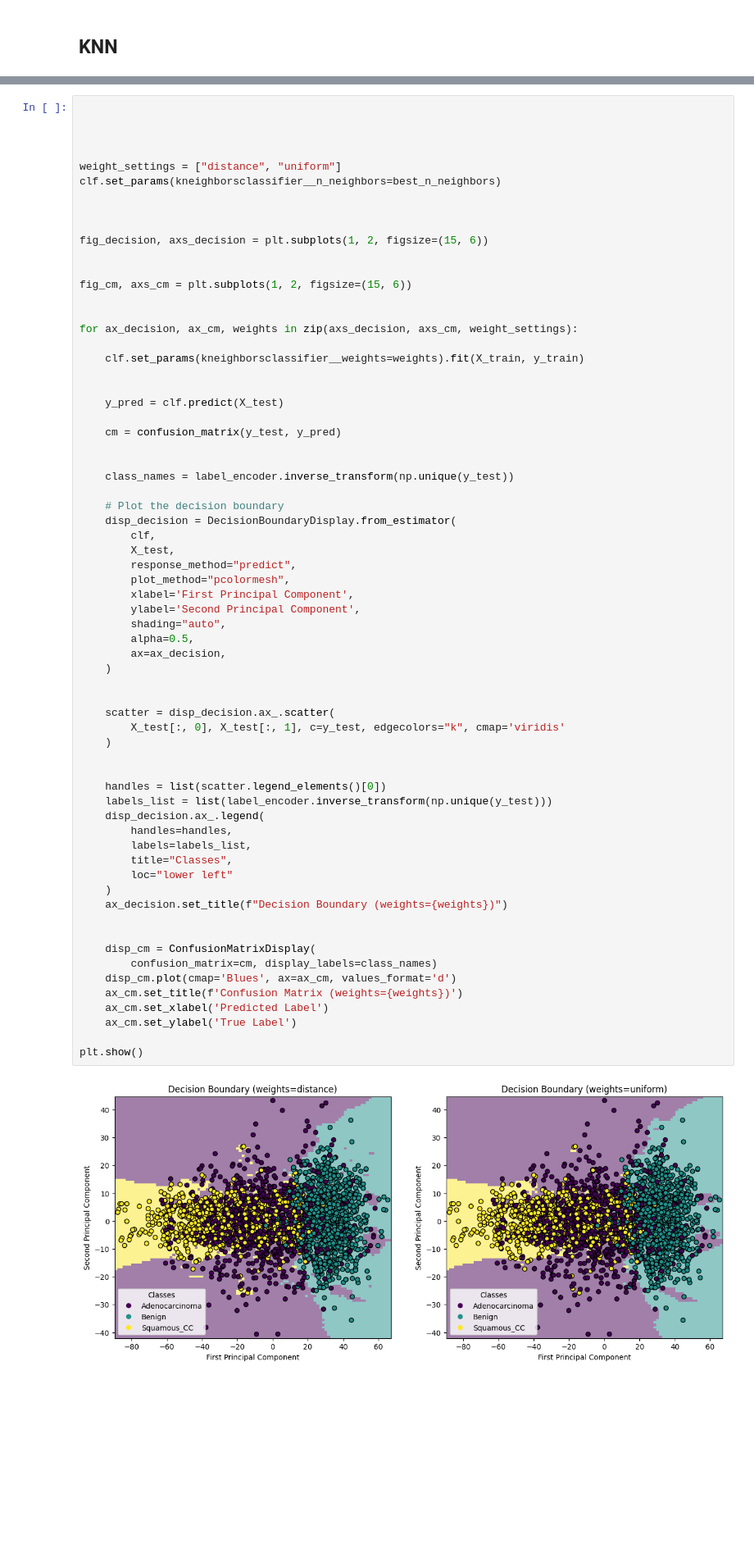
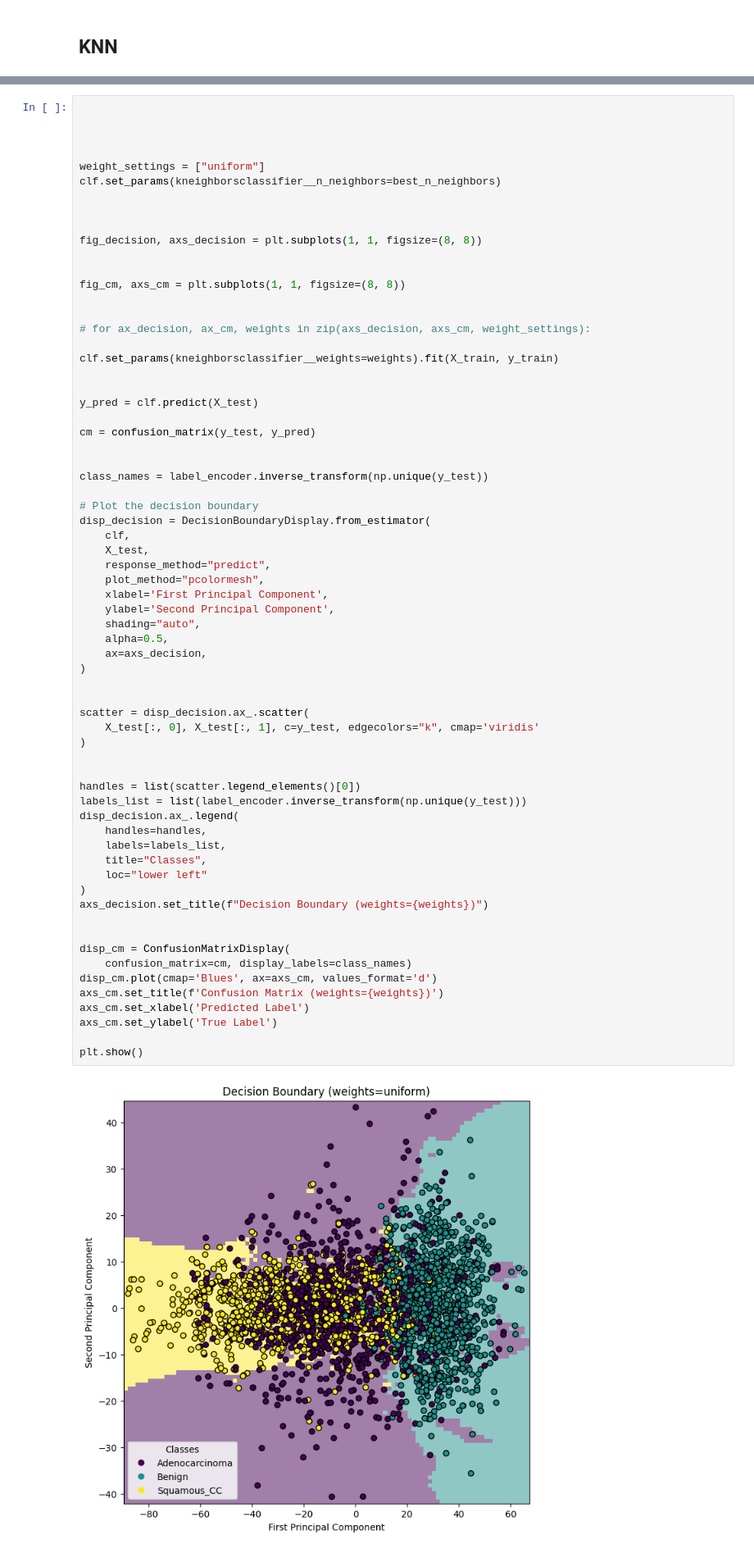
Before and after one commit to henriquem27/csp571_Project, a Jupyter notebook: project_lung_cancer.ipynb, the cells around one changed output, grey strips where cells are left out. Shown at 82% size. Cells and saved outputs as stored; diff of their text form; blank space fills up the shorter version.

```diff
--- a/project_lung_cancer.ipynb
+++ b/project_lung_cancer.ipynb
@@ -481,68 +481,68 @@ Optimal number of neighbors: 9, with Validation Accuracy: 0.7190000
 # %%
 
 
 
 
-weight_settings = ["distance", "uniform"]
+weight_settings = ["uniform"]
 clf.set_params(kneighborsclassifier__n_neighbors=best_n_neighbors)
 
 
 
-fig_decision, axs_decision = plt.subplots(1, 2, figsize=(15, 6))
+fig_decision, axs_decision = plt.subplots(1, 1, figsize=(8, 8))
 
 
-fig_cm, axs_cm = plt.subplots(1, 2, figsize=(15, 6))
+fig_cm, axs_cm = plt.subplots(1, 1, figsize=(8, 8))
 
 
-for ax_decision, ax_cm, weights in zip(axs_decision, axs_cm, weight_settings):
+# for ax_decision, ax_cm, weights in zip(axs_decision, axs_cm, weight_settings):
 
-    clf.set_params(kneighborsclassifier__weights=weights).fit(X_train, y_train)
+clf.set_params(kneighborsclassifier__weights=weights).fit(X_train, y_train)
 
 
-    y_pred = clf.predict(X_test)
+y_pred = clf.predict(X_test)
 
-    cm = confusion_matrix(y_test, y_pred)
+cm = confusion_matrix(y_test, y_pred)
 
 
-    class_names = label_encoder.inverse_transform(np.unique(y_test))
+class_names = label_encoder.inverse_transform(np.unique(y_test))
 
-    # Plot the decision boundary
-    disp_decision = DecisionBoundaryDisplay.from_estimator(
-        clf,
-        X_test,
-        response_method="predict",
-        plot_method="pcolormesh",
-        xlabel='First Principal Component',
-        ylabel='Second Principal Component',
-        shading="auto",
-        alpha=0.5,
-        ax=ax_decision,
-    )
+# Plot the decision boundary
+disp_decision = DecisionBoundaryDisplay.from_estimator(
+    clf,
+    X_test,
+    response_method="predict",
+    plot_method="pcolormesh",
+    xlabel='First Principal Component',
+    ylabel='Second Principal Component',
+    shading="auto",
+    alpha=0.5,
+    ax=axs_decision,
+)
 
 
-    scatter = disp_decision.ax_.scatter(
-        X_test[:, 0], X_test[:, 1], c=y_test, edgecolors="k", cmap='viridis'
-    )
+scatter = disp_decision.ax_.scatter(
+    X_test[:, 0], X_test[:, 1], c=y_test, edgecolors="k", cmap='viridis'
+)
 
 
-    handles = list(scatter.legend_elements()[0])
-    labels_list = list(label_encoder.inverse_transform(np.unique(y_test)))
-    disp_decision.ax_.legend(
-        handles=handles,
-        labels=labels_list,
-        title="Classes",
-        loc="lower left"
-    )
-    ax_decision.set_title(f"Decision Boundary (weights={weights})")
+handles = list(scatter.legend_elements()[0])
+labels_list = list(label_encoder.inverse_transform(np.unique(y_test)))
+disp_decision.ax_.legend(
+    handles=handles,
+    labels=labels_list,
+    title="Classes",
+    loc="lower left"
+)
+axs_decision.set_title(f"Decision Boundary (weights={weights})")
 
 
-    disp_cm = ConfusionMatrixDisplay(
-        confusion_matrix=cm, display_labels=class_names)
-    disp_cm.plot(cmap='Blues', ax=ax_cm, values_format='d')
-    ax_cm.set_title(f'Confusion Matrix (weights={weights})')
-    ax_cm.set_xlabel('Predicted Label')
-    ax_cm.set_ylabel('True Label')
+disp_cm = ConfusionMatrixDisplay(
+    confusion_matrix=cm, display_labels=class_names)
+disp_cm.plot(cmap='Blues', ax=axs_cm, values_format='d')
+axs_cm.set_title(f'Confusion Matrix (weights={weights})')
+axs_cm.set_xlabel('Predicted Label')
+axs_cm.set_ylabel('True Label')
 
 plt.show()
 # %% [output]
-[figure, old version]
+[figure, new version]
```
Also changed, not shown: parts of 9 cells of this notebook, 8 other files.
